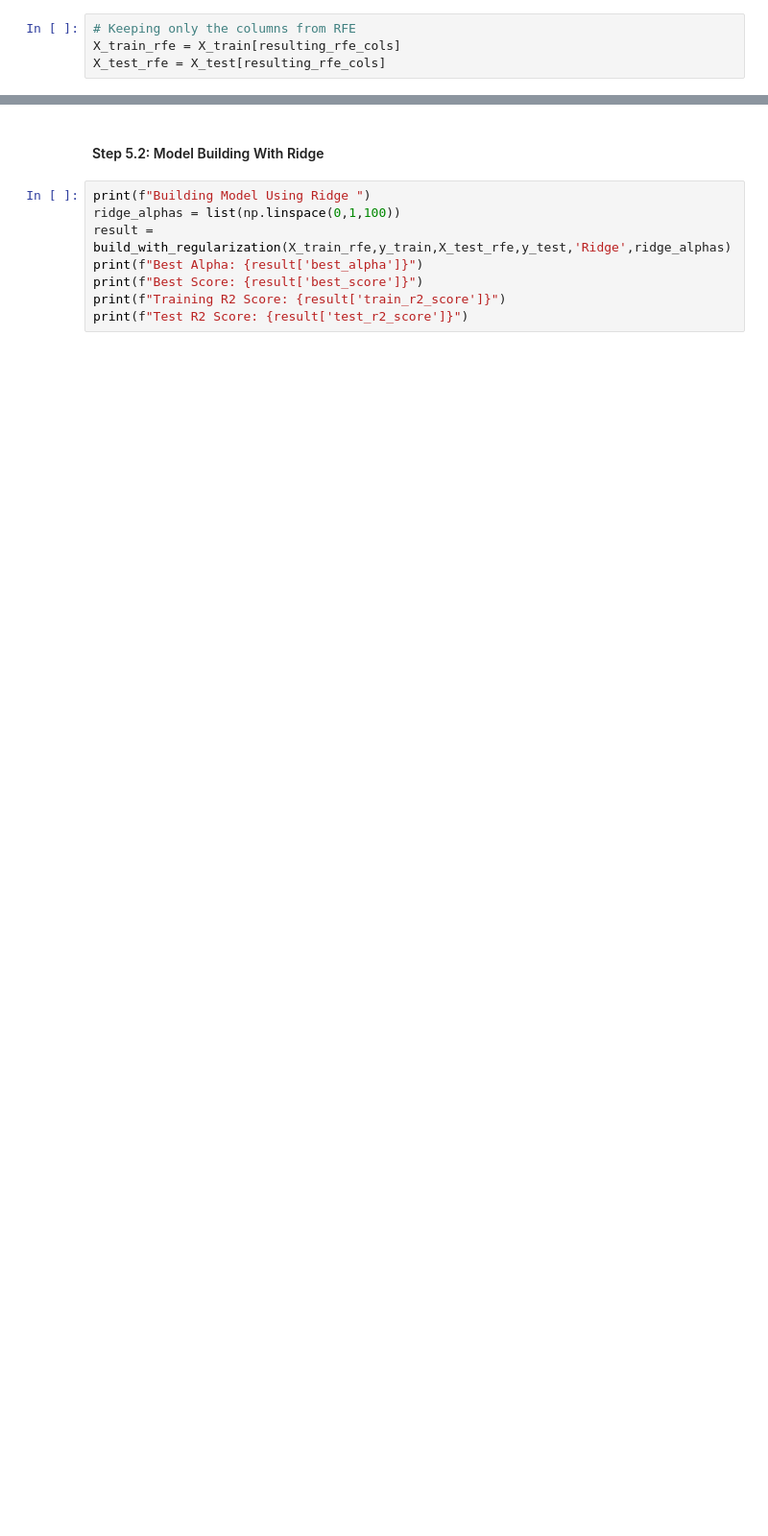
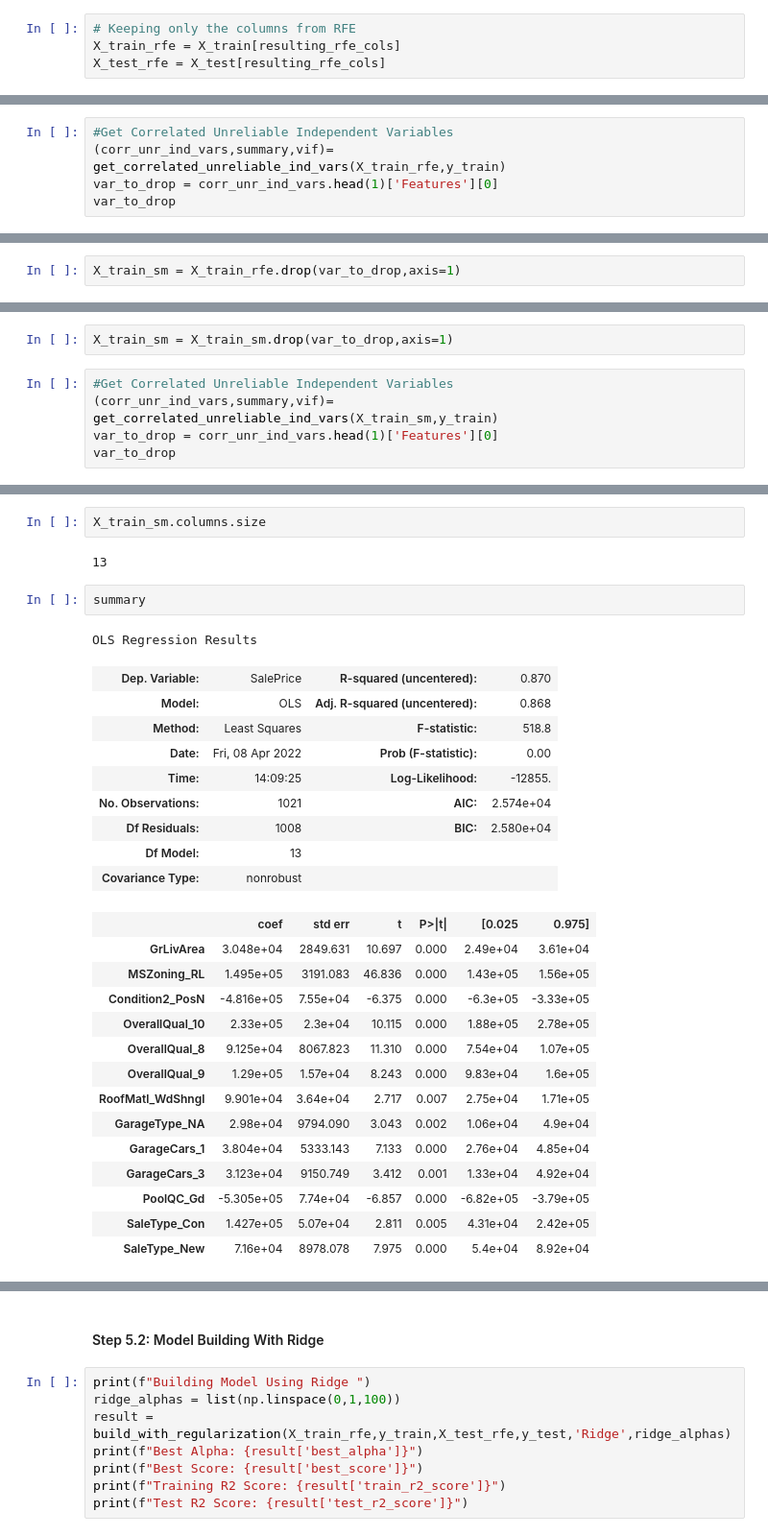
Before and after one commit to SathishKumarRamasamy/advance-regression-assignment, a Jupyter notebook: advanced-regression-assignment.ipynb, the cells around one changed output, grey strips where cells are left out. Shown: that part at 96% size. Drawn from its saved outputs; the diff is of its cells as text; blank space fills up the shorter version.

```diff
--- a/advanced-regression-assignment.ipynb
+++ b/advanced-regression-assignment.ipynb
@@ -409,0 +455,5 @@ def build_with_regularization(X_train,y_train,X_test,y_test,model_type,alpha_ran
+# %%
+#Get Correlated Unreliable Independent Variables
+(corr_unr_ind_vars,summary,vif)= get_correlated_unreliable_ind_vars(X_train_rfe,y_train)
+var_to_drop = corr_unr_ind_vars.head(1)['Features'][0]
+var_to_drop
@@ -409,0 +462,2 @@ def build_with_regularization(X_train,y_train,X_test,y_test,model_type,alpha_ran
+# %%
+X_train_sm = X_train_rfe.drop(var_to_drop,axis=1)
@@ -409,0 +482,7 @@ def build_with_regularization(X_train,y_train,X_test,y_test,model_type,alpha_ran
+# %%
+X_train_sm = X_train_sm.drop(var_to_drop,axis=1)
+# %%
+#Get Correlated Unreliable Independent Variables
+(corr_unr_ind_vars,summary,vif)= get_correlated_unreliable_ind_vars(X_train_sm,y_train)
+var_to_drop = corr_unr_ind_vars.head(1)['Features'][0]
+var_to_drop
@@ -409,0 +495,31 @@ def build_with_regularization(X_train,y_train,X_test,y_test,model_type,alpha_ran
+# %%
+X_train_sm.columns.size
+# %% [output]
+13
+# %%
+summary
+# %% [output]
+OLS Regression Results
+| Dep. Variable: | SalePrice | R-squared (uncentered): | 0.870 |
+| Model: | OLS | Adj. R-squared (uncentered): | 0.868 |
+| Method: | Least Squares | F-statistic: | 518.8 |
+| Date: | Fri, 08 Apr 2022 | Prob (F-statistic): | 0.00 |
+| Time: | 14:09:25 | Log-Likelihood: | -12855. |
+| No. Observations: | 1021 | AIC: | 2.574e+04 |
+| Df Residuals: | 1008 | BIC: | 2.580e+04 |
+| Df Model: | 13 |  |  |
+| Covariance Type: | nonrobust |  |  |
+|  | coef | std err | t | P>|t| | [0.025 | 0.975] |
+| GrLivArea | 3.048e+04 | 2849.631 | 10.697 | 0.000 | 2.49e+04 | 3.61e+04 |
+| MSZoning_RL | 1.495e+05 | 3191.083 | 46.836 | 0.000 | 1.43e+05 | 1.56e+05 |
+| Condition2_PosN | -4.816e+05 | 7.55e+04 | -6.375 | 0.000 | -6.3e+05 | -3.33e+05 |
+| OverallQual_10 | 2.33e+05 | 2.3e+04 | 10.115 | 0.000 | 1.88e+05 | 2.78e+05 |
+| OverallQual_8 | 9.125e+04 | 8067.823 | 11.310 | 0.000 | 7.54e+04 | 1.07e+05 |
+| OverallQual_9 | 1.29e+05 | 1.57e+04 | 8.243 | 0.000 | 9.83e+04 | 1.6e+05 |
+| RoofMatl_WdShngl | 9.901e+04 | 3.64e+04 | 2.717 | 0.007 | 2.75e+04 | 1.71e+05 |
+| GarageType_NA | 2.98e+04 | 9794.090 | 3.043 | 0.002 | 1.06e+04 | 4.9e+04 |
+| GarageCars_1 | 3.804e+04 | 5333.143 | 7.133 | 0.000 | 2.76e+04 | 4.85e+04 |
+| GarageCars_3 | 3.123e+04 | 9150.749 | 3.412 | 0.001 | 1.33e+04 | 4.92e+04 |
+| PoolQC_Gd | -5.305e+05 | 7.74e+04 | -6.857 | 0.000 | -6.82e+05 | -3.79e+05 |
+| SaleType_Con | 1.427e+05 | 5.07e+04 | 2.811 | 0.005 | 4.31e+04 | 2.42e+05 |
+| SaleType_New | 7.16e+04 | 8978.078 | 7.975 | 0.000 | 5.4e+04 | 8.92e+04 |
```
Also changed, not shown: parts of 32 cells of this notebook.
